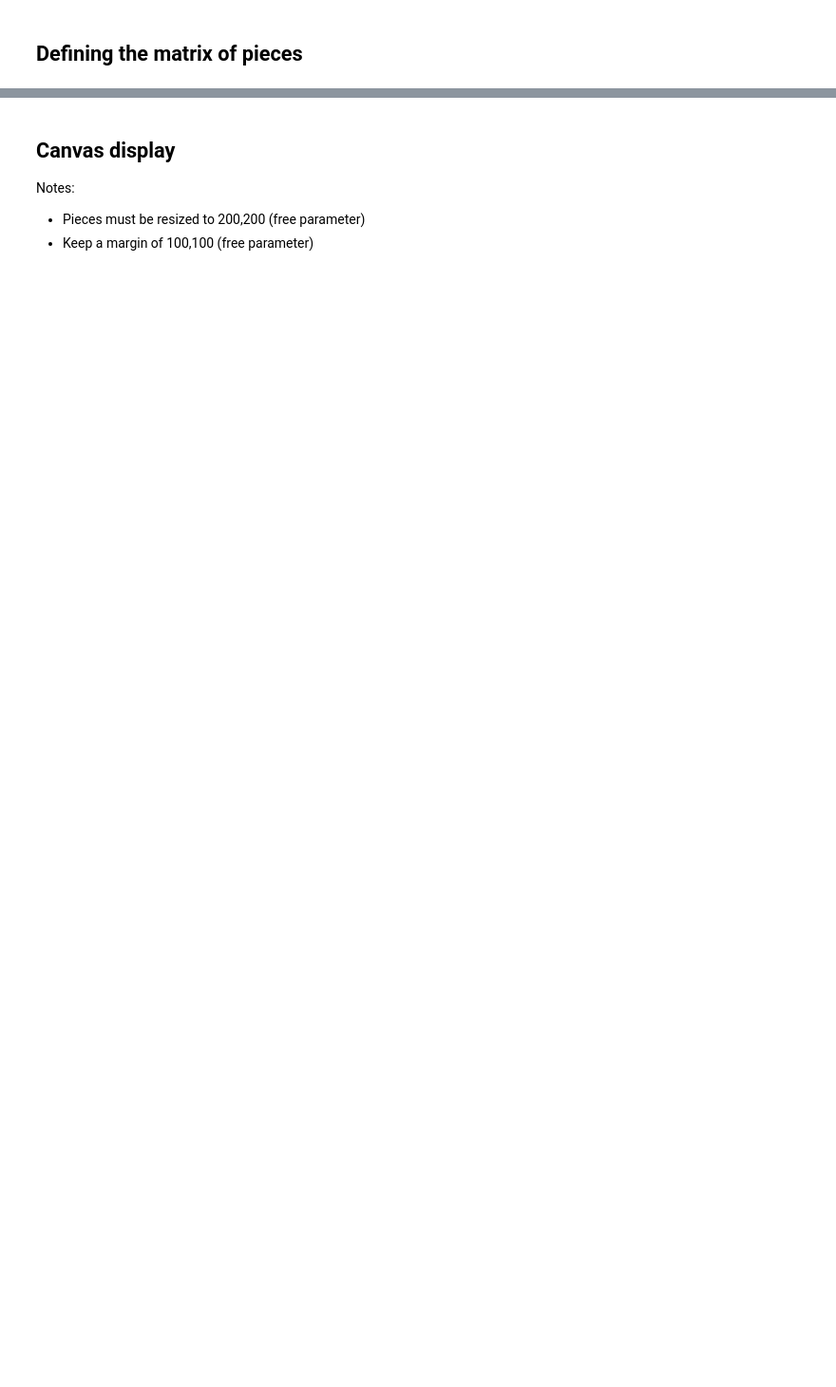
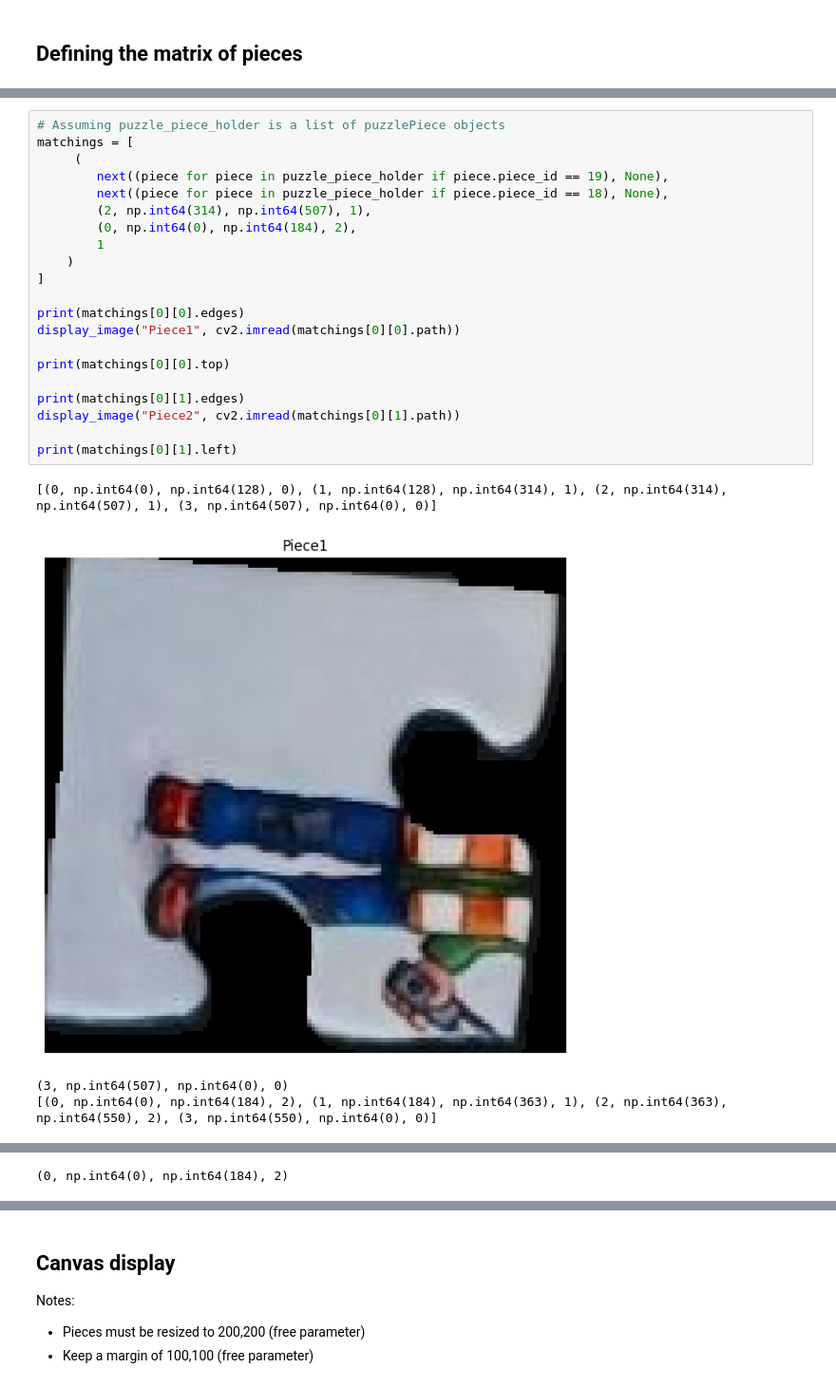
Before and after one commit to AlexisKueny/VisionV2, a Jupyter notebook: reconstruction.ipynb, the cells around one changed output, grey strips where cells are left out. Shown at 95% size. Saved outputs shown, nothing was run; the diff lists cells and outputs as text; blank space fills up the shorter version.

```diff
--- a/reconstruction.ipynb
+++ b/reconstruction.ipynb
@@ -658,0 +652,26 @@ Pair found: (4, 6)
+# %%
+# Assuming puzzle_piece_holder is a list of puzzlePiece objects
+matchings = [
+     (
+        next((piece for piece in puzzle_piece_holder if piece.piece_id == 19), None),
+        next((piece for piece in puzzle_piece_holder if piece.piece_id == 18), None),
+        (2, np.int64(314), np.int64(507), 1),
+        (0, np.int64(0), np.int64(184), 2),
+        1
+    )
+]
+
+print(matchings[0][0].edges)
+display_image("Piece1", cv2.imread(matchings[0][0].path))
+
+print(matchings[0][0].top)
+
+print(matchings[0][1].edges)
+display_image("Piece2", cv2.imread(matchings[0][1].path))
+
+print(matchings[0][1].left)
+# %% [output]
+[(0, np.int64(0), np.int64(128), 0), (1, np.int64(128), np.int64(314), 1), (2, np.int64(314), np.int64(507), 1), (3, np.int64(507), np.int64(0), 0)]
+[figure, added]
+(3, np.int64(507), np.int64(0), 0)
+[(0, np.int64(0), np.int64(184), 2), (1, np.int64(184), np.int64(363), 1), (2, np.int64(363), np.int64(550), 2), (3, np.int64(550), np.int64(0), 0)]
@@ -658,0 +679 @@ Pair found: (4, 6)
+(0, np.int64(0), np.int64(184), 2)
```
Also changed, not shown: parts of 10 cells of this notebook, 27 other files.
